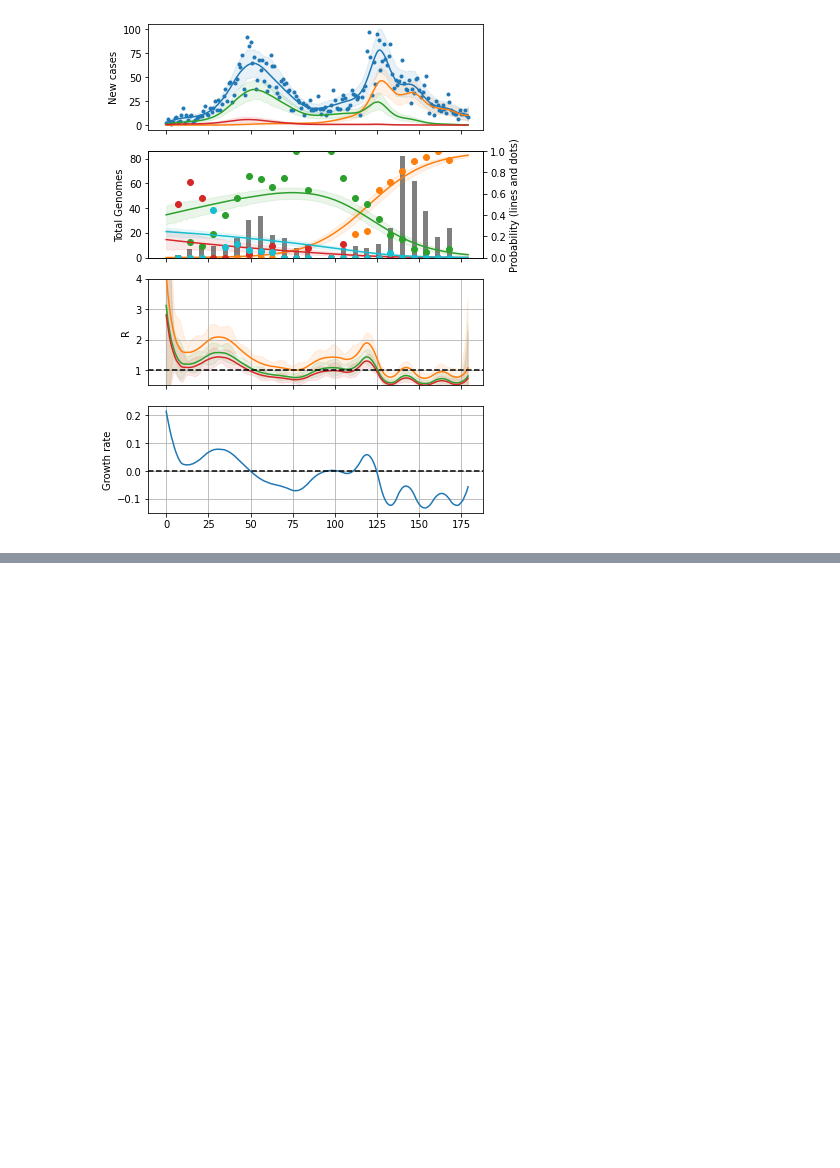
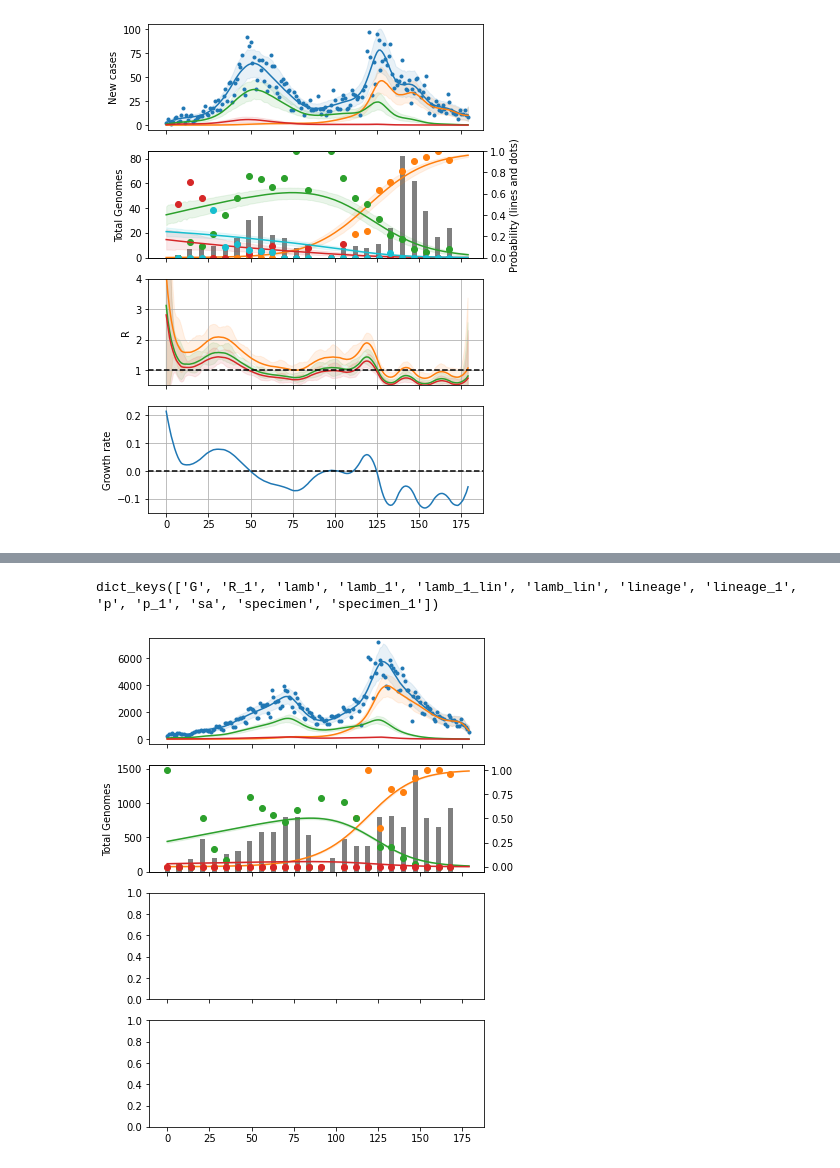
Before and after one commit to sagar87/genomicsurveillance, a Jupyter notebook: notebooks/quick_start.ipynb, the cells around one changed output, grey strips where cells are left out. Saved outputs shown, nothing was run; the diff lists cells and outputs as text; code cells hidden in the pictures; blank space fills up the shorter version.

```diff
--- a/notebooks/quick_start.ipynb
+++ b/notebooks/quick_start.ipynb
@@ -137,0 +134,31 @@ axes[3].xaxis.grid(True)
+# %%
+model.posterior.data.keys()
+# %% [output]
+dict_keys(['G', 'R_1', 'lamb', 'lamb_1', 'lamb_1_lin', 'lamb_lin', 'lineage', 'lineage_1', 'p', 'p_1', 'sa', 'specimen', 'specimen_1'])
+# %%
+fig, axes = plt.subplots(4,1, figsize=(6, 9), sharex=True)
+
+idx = 4
+lin_idx=[0, 1, 2]
+axes[0].plot(np.arange(180), model.posterior.data['specimen_1'][0,idx],'C0.')
+axes[0].plot(np.arange(180), model.posterior.median('lamb_1', idx))
+axes[0].fill_between(np.arange(180), model.posterior.lower('lamb_1', idx), model.posterior.upper('lamb_1', idx), color='C0', alpha=.1)
+
+
+for l in lin_idx:
+    axes[0].plot(np.arange(180), model.posterior.median('lamb_1_lin', idx, Ellipsis, l), color=f'C{l+1}')
+    axes[0].fill_between(np.arange(180), model.posterior.lower('lamb_1_lin', idx, Ellipsis, l), model.posterior.upper('lamb_1_lin', idx, Ellipsis, l), color=f'C{l+1}', alpha=.1)
+
+
+
+axes[1].bar(np.arange(180)[lineage_date_idx], model.posterior.data['lineage_1'][0,idx].sum(1), color='C7', width=3)
+axes[1].set_ylabel('Total Genomes')
+
+ax2 = axes[1].twinx()
+
+for l in lin_idx:
+    ax2.plot(np.arange(180), model.posterior.median('p_1', idx, Ellipsis, l), color=f'C{l+1}')
+    ax2.fill_between(np.arange(180), model.posterior.lower('p_1', idx, Ellipsis, l), model.posterior.upper('p_1', idx, Ellipsis, l), color=f'C{l+1}', alpha=.1)
+    ax2.plot(np.arange(180)[lineage_date_idx], lineages_red[idx, :, l]/lineages_red[idx].sum(-1), f'C{l+1}o')
+# %% [output]
+[figure, added]
```
Also changed, not shown: parts of 7 cells of this notebook, 5 other files.
